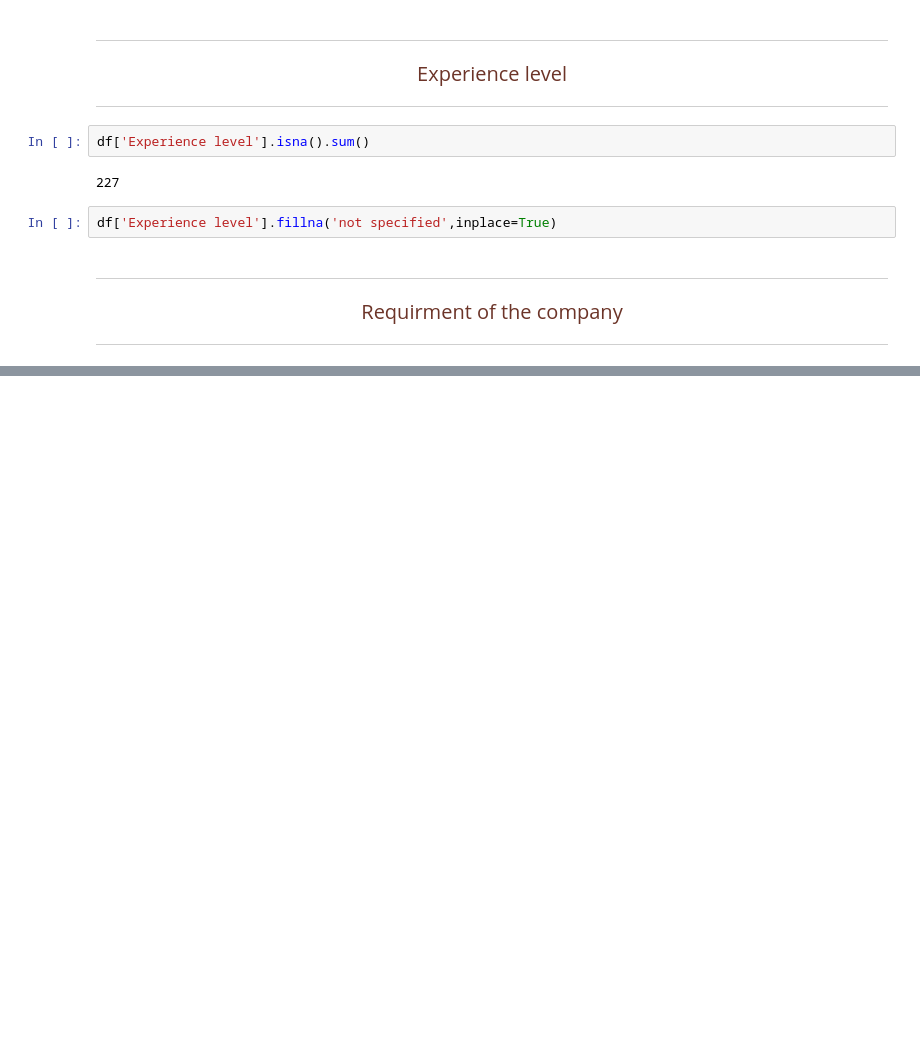
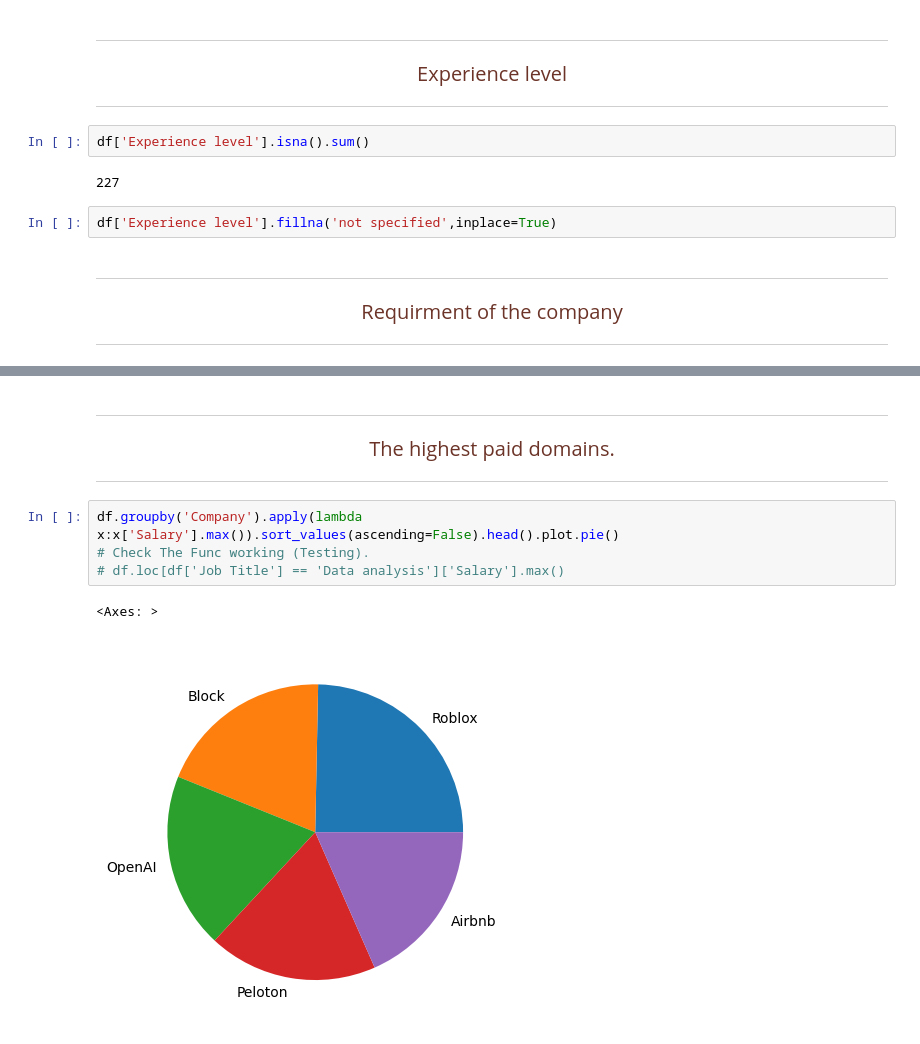
Before and after one commit to yassinessadi/data-engineer-youcode, a Jupyter notebook: Brief_github_job_opportunities/job_opportunities_data.ipynb, the cells around one changed output, grey strips where cells are left out. Cells and saved outputs as stored; diff of their text form; blank space fills up the shorter version.

```diff
--- a/Brief_github_job_opportunities/job_opportunities_data.ipynb
+++ b/Brief_github_job_opportunities/job_opportunities_data.ipynb
@@ -75,0 +205,11 @@ df['Requirment of the company '] = df['Requirment of the company '].apply(Conver
+# %% [markdown]
+<hr style='color:#BA704F;'>
+<p style='color:#6C3428;font-size:20px;text-align:center;'>The highest paid domains.</p>
+<hr style='color:#BA704F;'>
+# %%
+df.groupby('Company').apply(lambda x:x['Salary'].max()).sort_values(ascending=False).head().plot.pie()
+# Check The Func working (Testing).
+# df.loc[df['Job Title'] == 'Data analysis']['Salary'].max()
+# %% [output]
+<Axes: >
+[figure, added]
```
Also changed, not shown: parts of 14 cells of this notebook.
